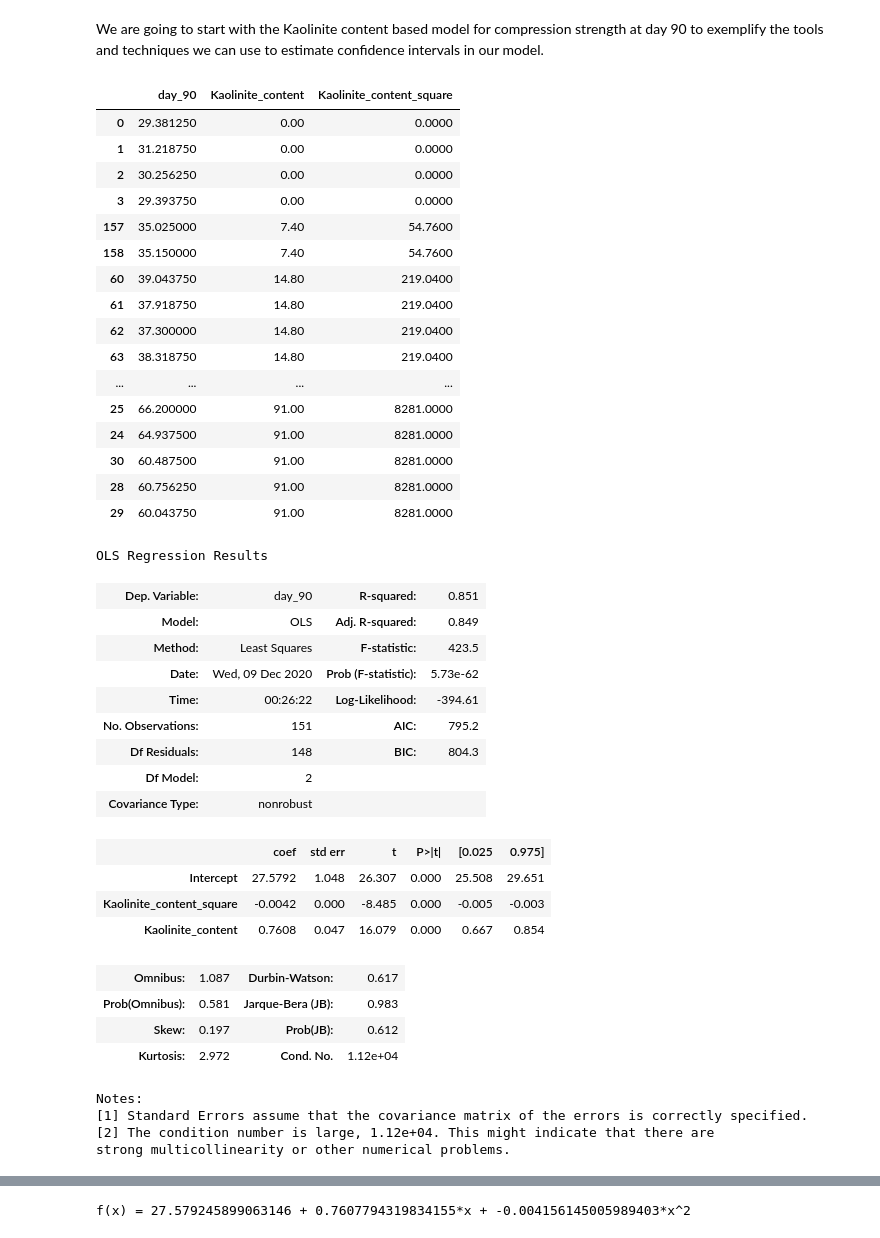
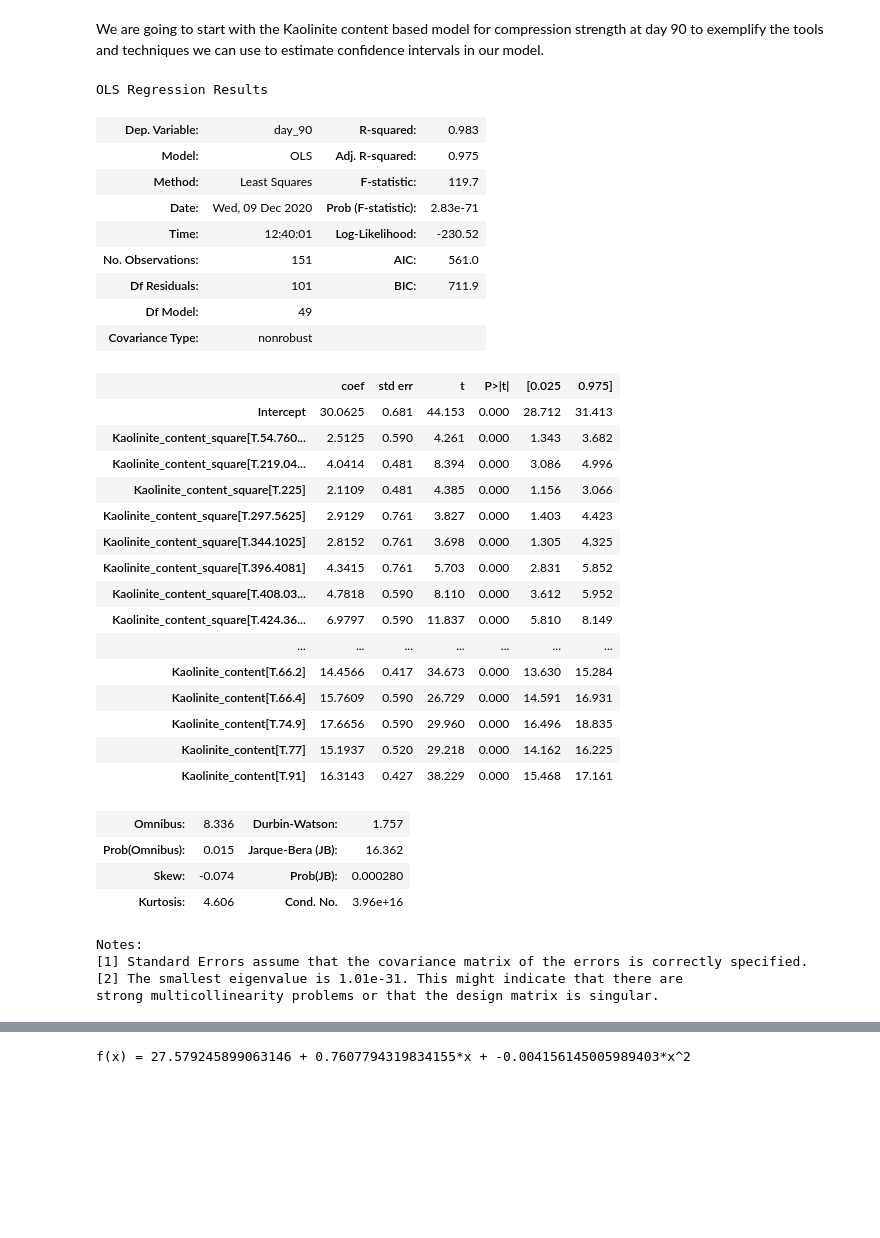
Before and after one commit to frblazquez/LC3, a Jupyter notebook: Project 2/lc3_full_data.ipynb, the cells around one changed output, grey strips where cells are left out. Saved outputs shown, nothing was run; the diff lists cells and outputs as text; code cells hidden in the pictures; blank space fills up the shorter version.

```diff
--- a/Project 2/lc3_full_data.ipynb
+++ b/Project 2/lc3_full_data.ipynb
@@ -717,28 +446,3 @@ We know our model (function depending on the features provided) as well as some
 #### Toy example for putting things into practice
 # %% [markdown]
 We are going to start with the Kaolinite content based model for compression strength at day 90 to exemplify the tools and techniques we can use to estimate confidence intervals in our model.
-# %%
-data_90=data_full_clay[['day_90','Kaolinite_content']]
-data_90=data90.dropna()
-data90square= data_90.copy()
-data90square['Kaolinite_content_square']=data90square['Kaolinite_content'].apply(lambda x: x**2)
-data90square.Kaolinite_content=data90square.Kaolinite_content.astype(float)
-data90square
-# %% [output]
-|  | day_90 | Kaolinite_content | Kaolinite_content_square |
-| 0 | 29.381250 | 0.00 | 0.0000 |
-| 1 | 31.218750 | 0.00 | 0.0000 |
-| 2 | 30.256250 | 0.00 | 0.0000 |
-| 3 | 29.393750 | 0.00 | 0.0000 |
-| 157 | 35.025000 | 7.40 | 54.7600 |
-| 158 | 35.150000 | 7.40 | 54.7600 |
-| 60 | 39.043750 | 14.80 | 219.0400 |
-| 61 | 37.918750 | 14.80 | 219.0400 |
-| 62 | 37.300000 | 14.80 | 219.0400 |
-| 63 | 38.318750 | 14.80 | 219.0400 |
-| ... | ... | ... | ... |
-| 25 | 66.200000 | 91.00 | 8281.0000 |
-| 24 | 64.937500 | 91.00 | 8281.0000 |
-| 30 | 60.487500 | 91.00 | 8281.0000 |
-| 28 | 60.756250 | 91.00 | 8281.0000 |
-| 29 | 60.043750 | 91.00 | 8281.0000 |
@@ -745,29 +454,44 @@ data90square
+# %%
+data_90=data_full_clay[['day_90','Kaolinite_content']].dropna().copy()
+data_90.insert(2, 'Kaolinite_content_square', data_90['Kaolinite_content']**2, True)
 # %%
 # Day 90
-mod = smf.ols(formula='day_90 ~ Kaolinite_content_square + Kaolinite_content', data=data90square)
+mod = smf.ols(formula='day_90 ~ Kaolinite_content_square + Kaolinite_content', data=data_90)
 np.random.seed(2)
 res = mod.fit()
 res.summary()
 # %% [output]
 OLS Regression Results
-| Dep. Variable: | day_90 | R-squared: | 0.851 |
-| Model: | OLS | Adj. R-squared: | 0.849 |
-| Method: | Least Squares | F-statistic: | 423.5 |
-| Date: | Wed, 09 Dec 2020 | Prob (F-statistic): | 5.73e-62 |
-| Time: | 00:26:22 | Log-Likelihood: | -394.61 |
-| No. Observations: | 151 | AIC: | 795.2 |
-| Df Residuals: | 148 | BIC: | 804.3 |
-| Df Model: | 2 |  |  |
+| Dep. Variable: | day_90 | R-squared: | 0.983 |
+| Model: | OLS | Adj. R-squared: | 0.975 |
+| Method: | Least Squares | F-statistic: | 119.7 |
+| Date: | Wed, 09 Dec 2020 | Prob (F-statistic): | 2.83e-71 |
+| Time: | 12:40:01 | Log-Likelihood: | -230.52 |
+| No. Observations: | 151 | AIC: | 561.0 |
+| Df Residuals: | 101 | BIC: | 711.9 |
+| Df Model: | 49 |  |  |
 | Covariance Type: | nonrobust |  |  |
 |  | coef | std err | t | P>|t| | [0.025 | 0.975] |
-| Intercept | 27.5792 | 1.048 | 26.307 | 0.000 | 25.508 | 29.651 |
-| Kaolinite_content_square | -0.0042 | 0.000 | -8.485 | 0.000 | -0.005 | -0.003 |
-| Kaolinite_content | 0.7608 | 0.047 | 16.079 | 0.000 | 0.667 | 0.854 |
+| Intercept | 30.0625 | 0.681 | 44.153 | 0.000 | 28.712 | 31.413 |
+| Kaolinite_content_square[T.54.760... | 2.5125 | 0.590 | 4.261 | 0.000 | 1.343 | 3.682 |
+| Kaolinite_content_square[T.219.04... | 4.0414 | 0.481 | 8.394 | 0.000 | 3.086 | 4.996 |
+| Kaolinite_content_square[T.225] | 2.1109 | 0.481 | 4.385 | 0.000 | 1.156 | 3.066 |
+| Kaolinite_content_square[T.297.5625] | 2.9129 | 0.761 | 3.827 | 0.000 | 1.403 | 4.423 |
+| Kaolinite_content_square[T.344.1025] | 2.8152 | 0.761 | 3.698 | 0.000 | 1.305 | 4.325 |
+| Kaolinite_content_square[T.396.4081] | 4.3415 | 0.761 | 5.703 | 0.000 | 2.831 | 5.852 |
+| Kaolinite_content_square[T.408.03... | 4.7818 | 0.590 | 8.110 | 0.000 | 3.612 | 5.952 |
+| Kaolinite_content_square[T.424.36... | 6.9797 | 0.590 | 11.837 | 0.000 | 5.810 | 8.149 |
+| ... | ... | ... | ... | ... | ... | ... |
+| Kaolinite_content[T.66.2] | 14.4566 | 0.417 | 34.673 | 0.000 | 13.630 | 15.284 |
+| Kaolinite_content[T.66.4] | 15.7609 | 0.590 | 26.729 | 0.000 | 14.591 | 16.931 |
+| Kaolinite_content[T.74.9] | 17.6656 | 0.590 | 29.960 | 0.000 | 16.496 | 18.835 |
+| Kaolinite_content[T.77] | 15.1937 | 0.520 | 29.218 | 0.000 | 14.162 | 16.225 |
+| Kaolinite_content[T.91] | 16.3143 | 0.427 | 38.229 | 0.000 | 15.468 | 17.161 |
-| Omnibus: | 1.087 | Durbin-Watson: | 0.617 |
-| Prob(Omnibus): | 0.581 | Jarque-Bera (JB): | 0.983 |
-| Skew: | 0.197 | Prob(JB): | 0.612 |
-| Kurtosis: | 2.972 | Cond. No. | 1.12e+04 |
+| Omnibus: | 8.336 | Durbin-Watson: | 1.757 |
+| Prob(Omnibus): | 0.015 | Jarque-Bera (JB): | 16.362 |
+| Skew: | -0.074 | Prob(JB): | 0.000280 |
+| Kurtosis: | 4.606 | Cond. No. | 3.96e+16 |
 Notes:
 [1] Standard Errors assume that the covariance matrix of the errors is correctly specified.
-[2] The condition number is large, 1.12e+04. This might indicate that there are
-strong multicollinearity or other numerical problems.
+[2] The smallest eigenvalue is 1.01e-31. This might indicate that there are
+strong multicollinearity problems or that the design matrix is singular.
```
Also changed, not shown: parts of 46 cells of this notebook, 1 other file.
